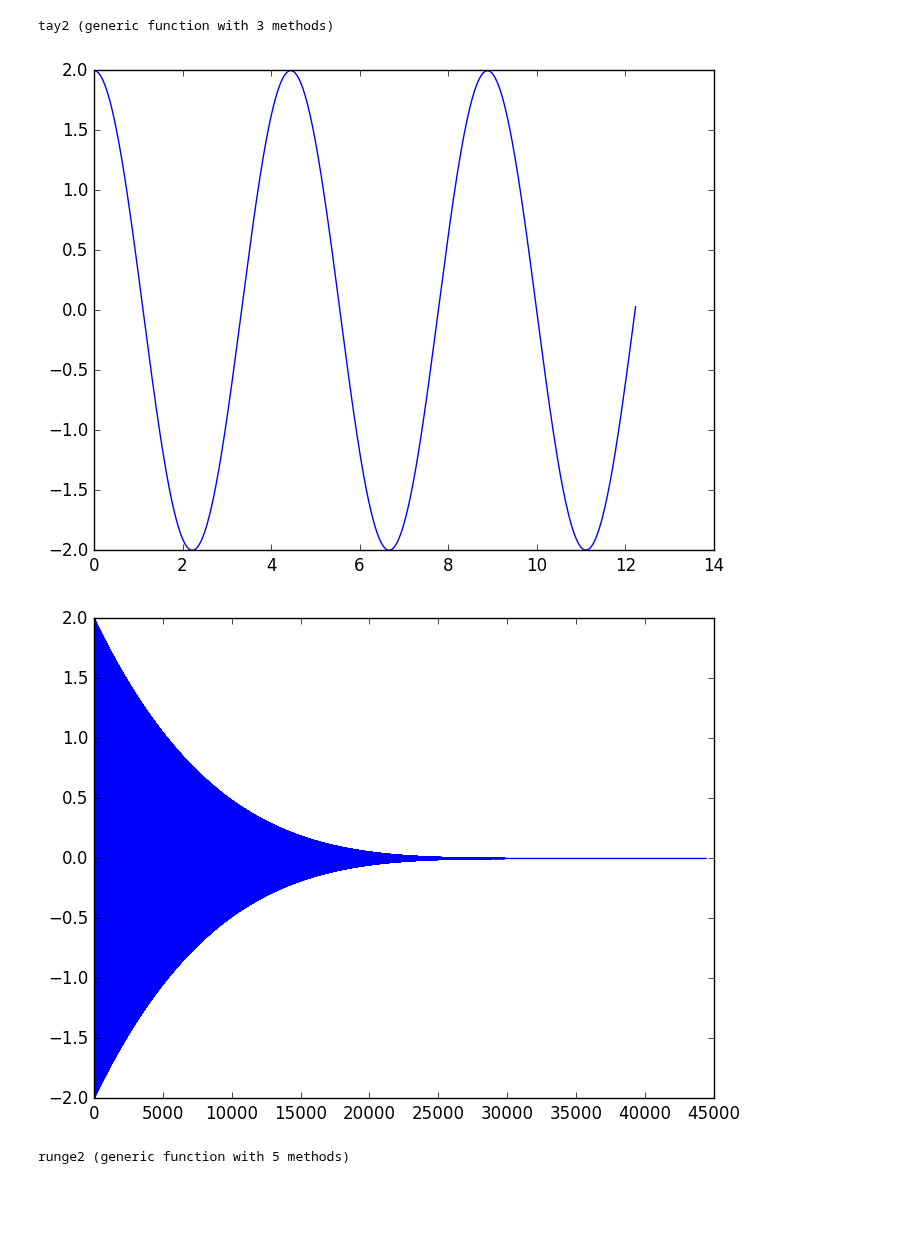
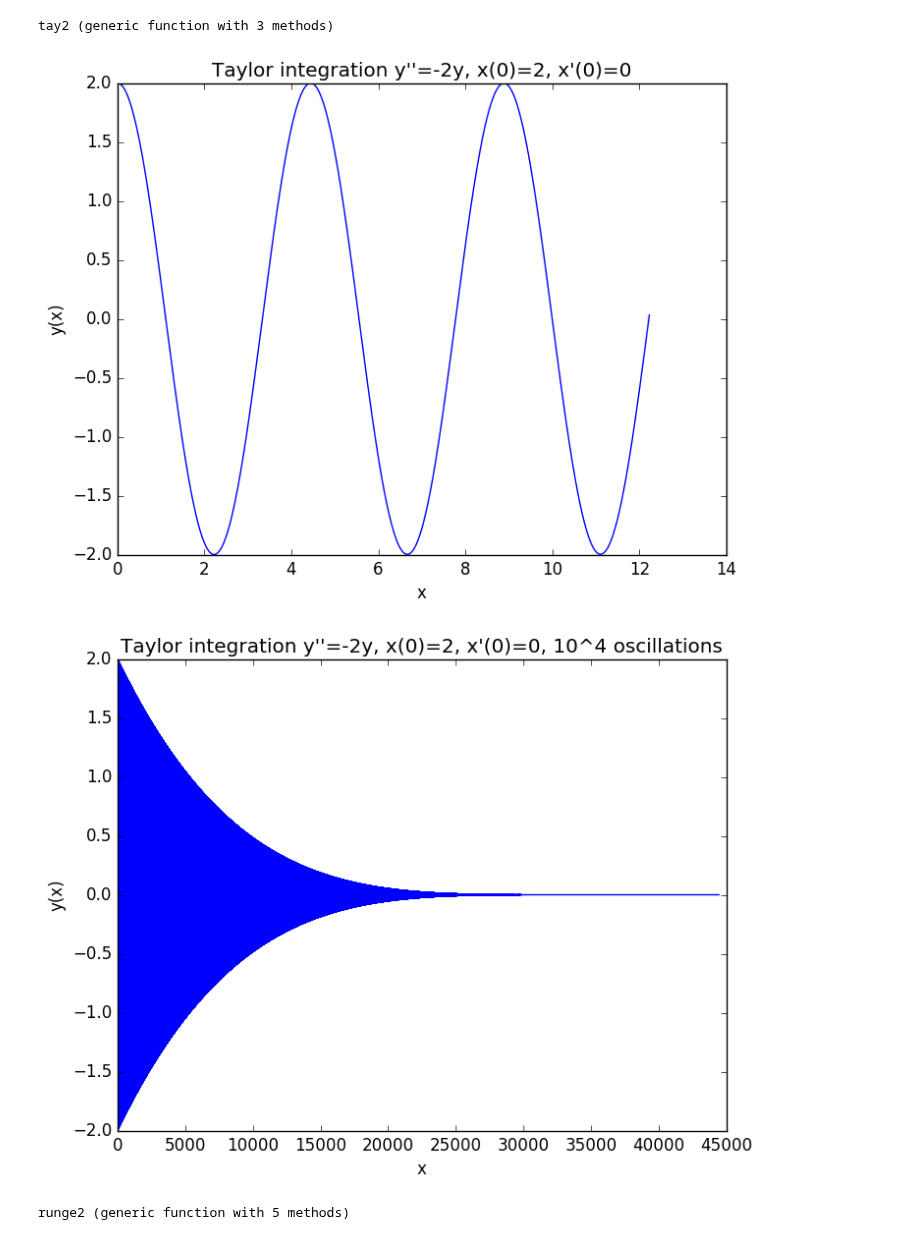
Before and after one commit to lbenet/2016-2_TSFisicaComputacional, a Jupyter notebook: tareas/CarlosLopez/Tarea7.ipynb, the cells around one changed output. Drawn from its saved outputs; the diff is of its cells as text; code cells hidden in the pictures; blank space fills up the shorter version.

```diff
--- a/tareas/CarlosLopez/Tarea7.ipynb
+++ b/tareas/CarlosLopez/Tarea7.ipynb
@@ -450,17 +465,23 @@ tay2 (generic function with 3 methods)
 T=Taylor([0,-2])
 tt=tay2(T,[(0,2),(0,0)],12.23)
 plot(tt[1],tt[2])
+xlabel("x")
+ylabel("y(x)")
+title("Taylor integration y''=-2y, x(0)=2, x'(0)=0")
 show()
 # %% [output]
-[figure, old version]
+[figure, new version]
 # %%
 # 10^4 periodos de oscilación
 T=Taylor([0,-2])
 tt=tay2(T,[(0,2),(0,0)],(10^4)*(2*pi/(sqrt(2))),1000000)
 plot(tt[1],tt[2])
+xlabel("x")
+ylabel("y(x)")
+title("Taylor integration y''=-2y, x(0)=2, x'(0)=0, 10^4 oscillations")
 show()
 # %% [output]
-[figure, old version]
+[figure, new version]
 # %%
 function runge2(f,yo=0,yyo=0,xf=1,n=1000)
     h=(xf-xo)/n
```
Also changed, not shown: parts of 9 cells of this notebook.
